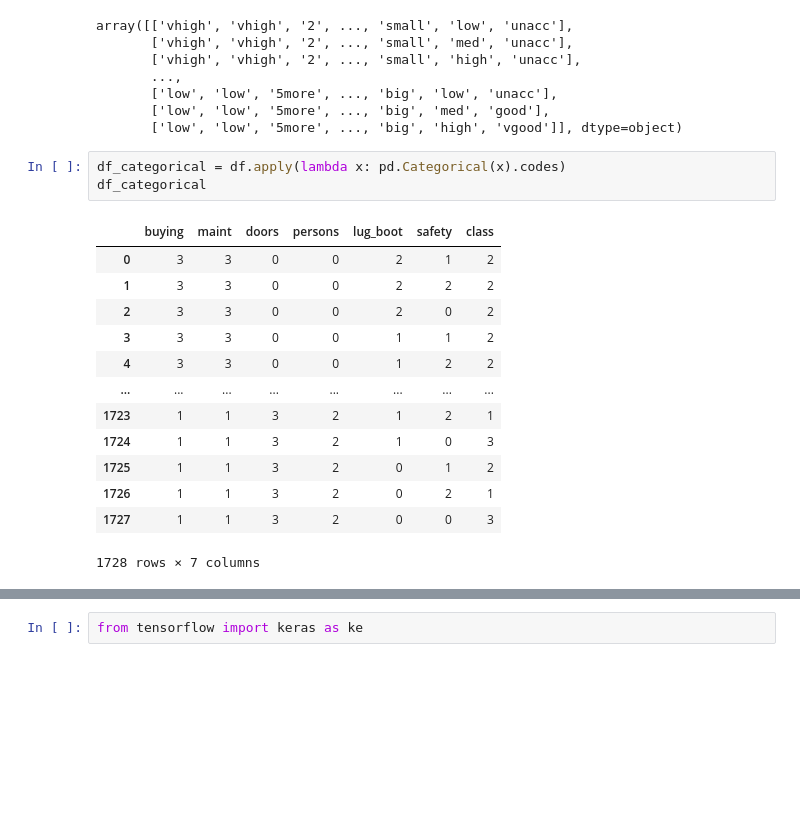
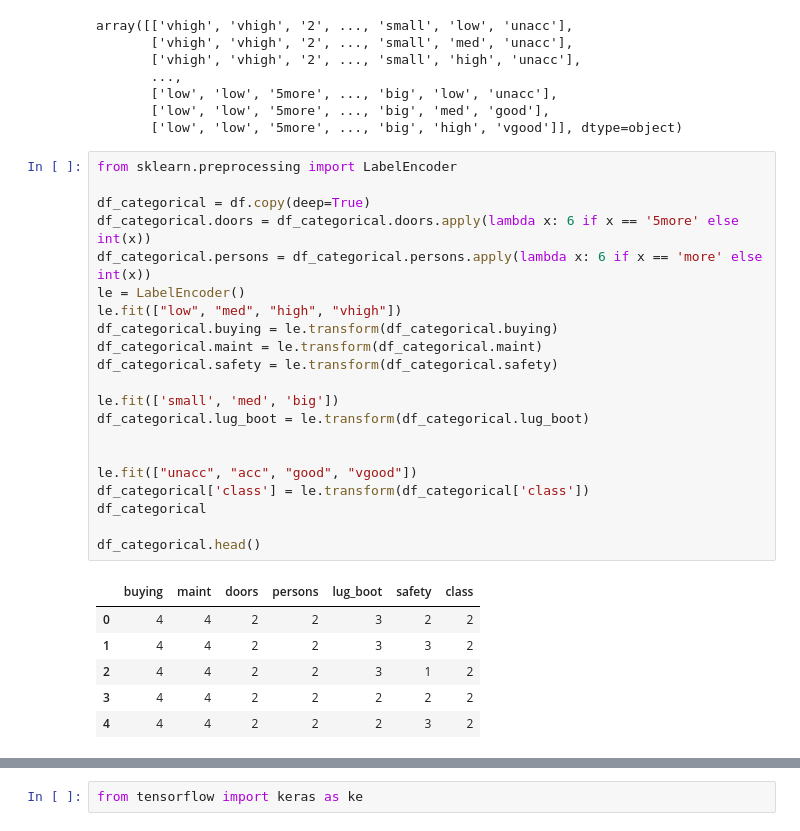
Before and after one commit to wkdguswo16/01_0915_car_evaluation, a Jupyter notebook: car_classifier.ipynb, the cells around one changed output, grey strips where cells are left out. Cells and saved outputs as stored; diff of their text form; blank space fills up the shorter version.

```diff
--- a/car_classifier.ipynb
+++ b/car_classifier.ipynb
@@ -35,23 +35,34 @@ array([['vhigh', 'vhigh', '2', ..., 'small', 'low', 'unacc'],
        ['low', 'low', '5more', ..., 'big', 'low', 'unacc'],
        ['low', 'low', '5more', ..., 'big', 'med', 'good'],
        ['low', 'low', '5more', ..., 'big', 'high', 'vgood']], dtype=object)
-# %%
-df_categorical = df.apply(lambda x: pd.Categorical(x).codes)
-df_categorical
-# %% [output]
-|  | buying | maint | doors | persons | lug_boot | safety | class |
-| 0 | 3 | 3 | 0 | 0 | 2 | 1 | 2 |
-| 1 | 3 | 3 | 0 | 0 | 2 | 2 | 2 |
-| 2 | 3 | 3 | 0 | 0 | 2 | 0 | 2 |
-| 3 | 3 | 3 | 0 | 0 | 1 | 1 | 2 |
-| 4 | 3 | 3 | 0 | 0 | 1 | 2 | 2 |
-| ... | ... | ... | ... | ... | ... | ... | ... |
-| 1723 | 1 | 1 | 3 | 2 | 1 | 2 | 1 |
-| 1724 | 1 | 1 | 3 | 2 | 1 | 0 | 3 |
-| 1725 | 1 | 1 | 3 | 2 | 0 | 1 | 2 |
-| 1726 | 1 | 1 | 3 | 2 | 0 | 2 | 1 |
-| 1727 | 1 | 1 | 3 | 2 | 0 | 0 | 3 |
-1728 rows × 7 columns
+# %%
+from sklearn.preprocessing import LabelEncoder
+
+df_categorical = df.copy(deep=True)
+df_categorical.doors = df_categorical.doors.apply(lambda x: 6 if x == '5more' else int(x))
+df_categorical.persons = df_categorical.persons.apply(lambda x: 6 if x == 'more' else int(x))
+le = LabelEncoder()
+le.fit(["low", "med", "high", "vhigh"])
+df_categorical.buying = le.transform(df_categorical.buying)
+df_categorical.maint = le.transform(df_categorical.maint)
+df_categorical.safety = le.transform(df_categorical.safety)
+
+le.fit(['small', 'med', 'big'])
+df_categorical.lug_boot = le.transform(df_categorical.lug_boot)
+
+
+le.fit(["unacc", "acc", "good", "vgood"])
+df_categorical['class'] = le.transform(df_categorical['class'])
+df_categorical
+
+df_categorical.head()
+# %% [output]
+|  | buying | maint | doors | persons | lug_boot | safety | class |
+| 0 | 4 | 4 | 2 | 2 | 3 | 2 | 2 |
+| 1 | 4 | 4 | 2 | 2 | 3 | 3 | 2 |
+| 2 | 4 | 4 | 2 | 2 | 3 | 1 | 2 |
+| 3 | 4 | 4 | 2 | 2 | 2 | 2 | 2 |
+| 4 | 4 | 4 | 2 | 2 | 2 | 3 | 2 |
 # %%
 colormap = plt.cm.coolwarm
 plt.figure(figsize=(16, 16))
```
Also changed, not shown: parts of 8 cells of this notebook.
